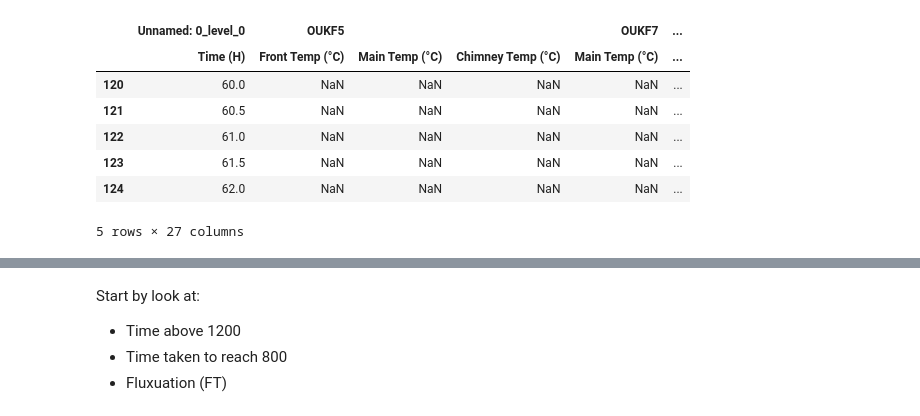
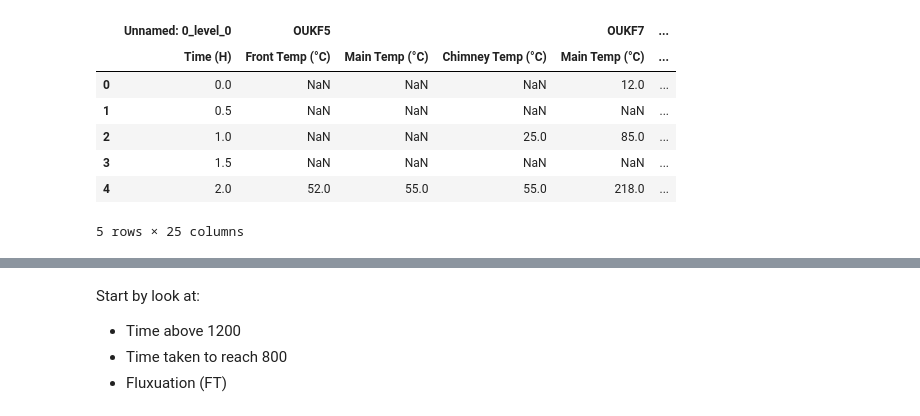
Before and after one commit to lkmartin90/kiln, a Jupyter notebook: Kiln_temp_comparison.ipynb, the cells around one changed output, grey strips where cells are left out. Cells and saved outputs as stored; diff of their text form; code cells hidden in the pictures.

```diff
--- a/Kiln_temp_comparison.ipynb
+++ b/Kiln_temp_comparison.ipynb
@@ -7,18 +10,18 @@ import plotly.express as px
 # %%
-data_path = "/home/lucymartin/Documents"
+data_path = "/home/lucymartin/Documents/kiln"
 # create data with double header for firing no. and location of measurement
 kiln_temp = pd.read_csv(data_path + "/Kiln_data.csv", header = [0,1])
 # %%
-kiln_temp.tail()
+kiln_temp.head()
 # %% [output]
 |  | Unnamed: 0_level_0 | OUKF5 |  |  | OUKF7 | ... |
 |  | Time (H) | Front Temp (°C) | Main Temp (°C) | Chimney Temp (°C) | Main Temp (°C) | ... |
-| 120 | 60.0 | NaN | NaN | NaN | NaN | ... |
-| 121 | 60.5 | NaN | NaN | NaN | NaN | ... |
-| 122 | 61.0 | NaN | NaN | NaN | NaN | ... |
-| 123 | 61.5 | NaN | NaN | NaN | NaN | ... |
-| 124 | 62.0 | NaN | NaN | NaN | NaN | ... |
+| 0 | 0.0 | NaN | NaN | NaN | 12.0 | ... |
+| 1 | 0.5 | NaN | NaN | NaN | NaN | ... |
+| 2 | 1.0 | NaN | NaN | 25.0 | 85.0 | ... |
+| 3 | 1.5 | NaN | NaN | NaN | NaN | ... |
+| 4 | 2.0 | 52.0 | 55.0 | 55.0 | 218.0 | ... |
-5 rows × 27 columns
+5 rows × 25 columns
 # %%
 # create and assign random colours to each firing number
 colors = []
```
Also changed, not shown: parts of 20 cells of this notebook.
